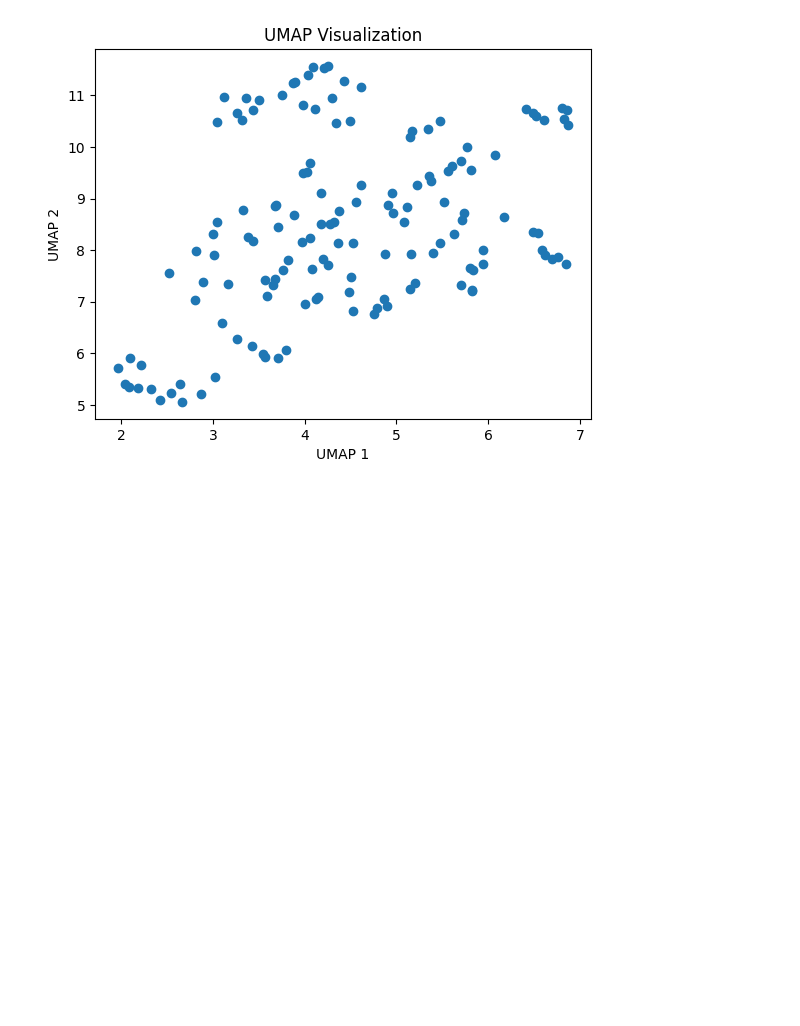
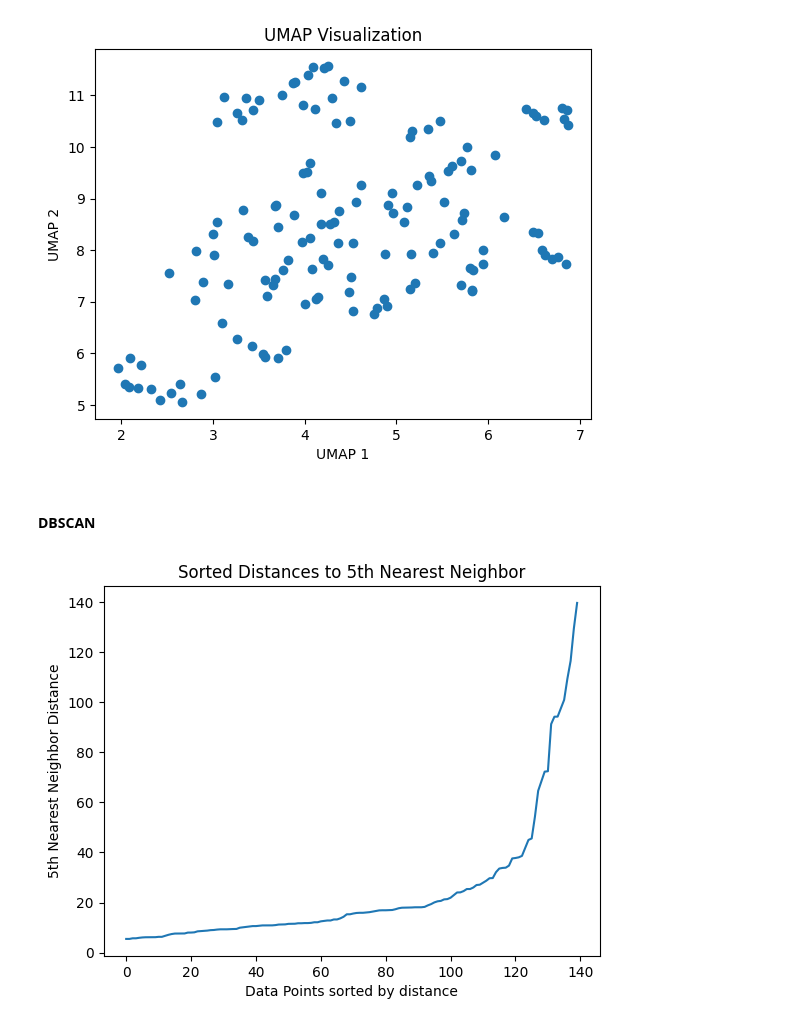
Before and after one commit to r7shun/omics, a Jupyter notebook: cluster.ipynb, the cells around one changed output. Cells and saved outputs as stored; diff of their text form; code cells hidden in the pictures; blank space fills up the shorter version.

Commit message:
GMM cluster 4, acceptable (also DBSCAN, discard)

```diff
--- a/cluster.ipynb
+++ b/cluster.ipynb
@@ -185,3 +195,26 @@ plt.ylabel('UMAP 2')
 plt.show()
 # %% [output]
 [figure]
+# %% [markdown]
+#### DBSCAN
+# %%
+# DBSACAN
+from sklearn.cluster import DBSCAN
+from sklearn.neighbors import NearestNeighbors
+import numpy as np
+
+# estimate a good value for eps by calculating the distance to the nearest n points for each point
+nearest_neighbors = NearestNeighbors(n_neighbors=10)
+neighbors = nearest_neighbors.fit(sparse_pca_data)
+distances, indices = neighbors.kneighbors(sparse_pca_data)
+
+# Sort the distances and plot them to find the best eps
+distances = np.sort(distances, axis=0)
+distances = distances[:,1]
+plt.plot(distances)
+plt.title('Sorted Distances to 5th Nearest Neighbor')
+plt.xlabel('Data Points sorted by distance')
+plt.ylabel('5th Nearest Neighbor Distance')
+plt.show()
+# %% [output]
+[figure, added]
```
Also changed, not shown: parts of 20 cells of this notebook, 3 other files.
